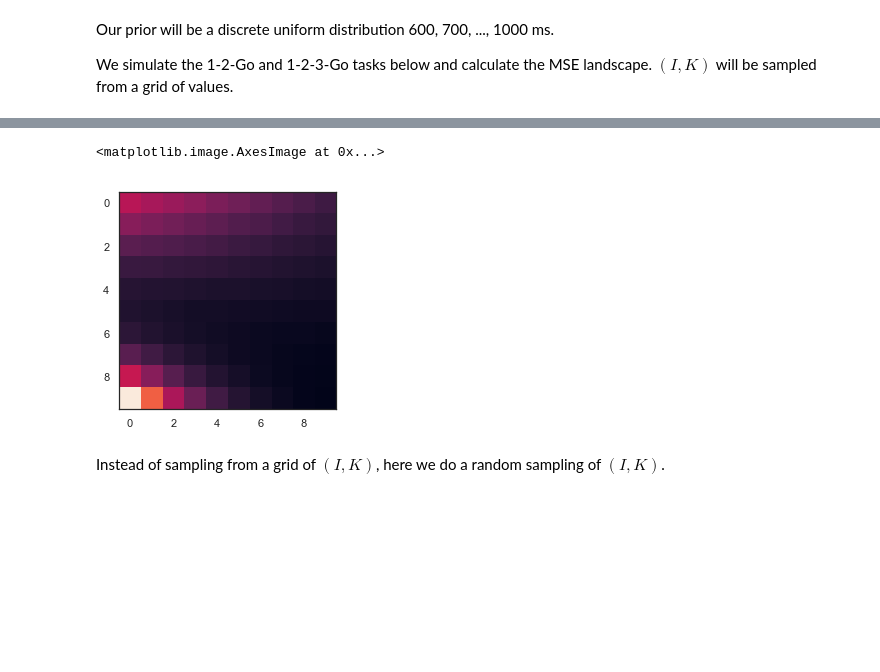
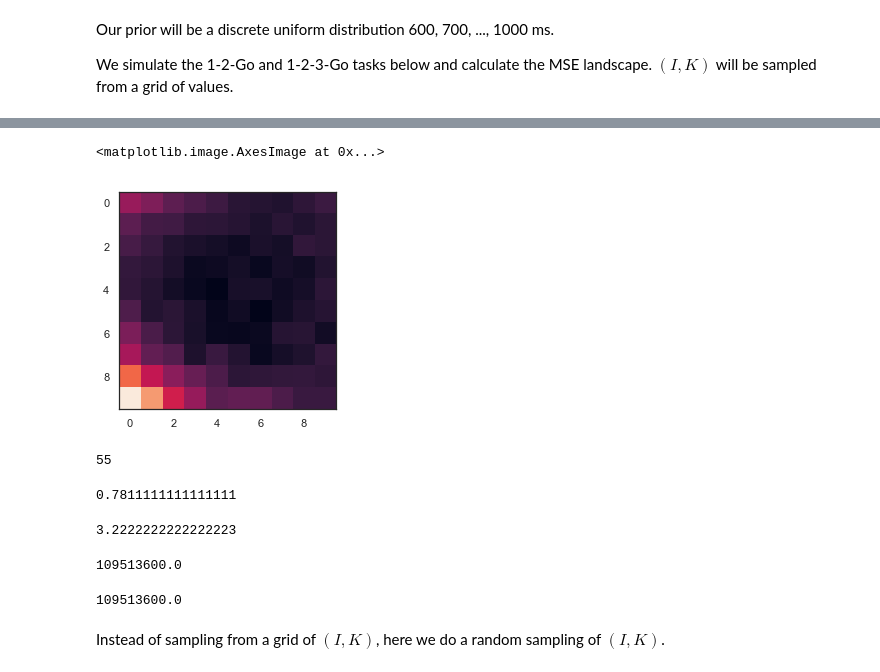
Before and after one commit to jazlab/SE_NL_MJ_2020, a Jupyter notebook: integrator_feedback_circuit.ipynb, the cells around one changed output, grey strips where cells are left out. Saved outputs shown, nothing was run; the diff lists cells and outputs as text; code cells hidden in the pictures; blank space fills up the shorter version.

```diff
--- a/integrator_feedback_circuit.ipynb
+++ b/integrator_feedback_circuit.ipynb
@@ -281,12 +277,12 @@ array([194., 157., 118., 179., 191., 155.])
 # %%
-sigma = 0.0166
-I = 0.7966163348999331
-K = 1.5836092260535015
-duration = 1000
+sigma = 0.01
+I = 0.77
+K = 5.0
+duration = 400
 
 #ulst, vlst, ylst, Ilst, siglst, ylst2 = simulate_trial(nstages=3, sigma=sigma, K=K, initI=0.766)
 np.random.seed(2018)
-ulst, vlst, ylst, Ilst, siglst, ylst2 = simulate_trial(ntrials=300, nstages=3, duration=duration, sigma=sigma,
+ulst, vlst, ylst, Ilst, siglst, ylst2 = simulate_trial(ntrials=300, nstages=4, duration=duration, sigma=sigma,
                                                        K=K, initI=I)
 plot_simulation_parallel(ulst, vlst, ylst, Ilst, siglst, PARAMS_DICT)
 
@@ -296,7 +292,7 @@ times = times[(times > 0) & (times != np.inf)]
 print('Mean decision time is ', np.mean(times))
 
 # Save the parameters in a .mat file
-#scipy.io.savemat('PlotTools/uv_simulation_data012619_K3_164_I0_7825_s0_0136_1000ms.mat', {'ulst': ulst, 'vlst': vlst, 'ylst': ylst,
+#scipy.io.savemat('PlotTools/uv_simulation_data020819_K5_00_I0_77_s0_01_400ms.mat', {'ulst': ulst, 'vlst': vlst, 'ylst': ylst,
 #                                                  'Ilst': Ilst, 'siglst': siglst, 'PARAMS': PARAMS_DICT,
 #                                                   'sigma': sigma, 'K': K, 'I': I})
 # %% [output]
@@ -368,21 +300,0 @@ Text(0, 0.5, '$\\sigma$')
-# %%
-rmselst = np.sqrt((meanlst - 60) ** 2 + varlst**2)
-
-fig, ax = plt.subplots(1, 6, figsize=(15, 5))
-for i in range(6):
-    sq_bias = (meanlst[i]-400)**2
-    biasid = np.argmin(sq_bias)
-    varid = np.argmin(varlst[i])
-    ax[i].plot(Klst, varlst[i], color='b', label='Std. Dev.')
-    ax[i].plot(Klst, meanlst[i] - 60, color='g', label='Bias')
-    ax[i].plot(Klst, rmselst[i], color='k', label='Bias + var')
-    #ax[i].set_ylim((-5, 10))
-    ax[i].set_xlabel(r'$K$')
-    ax[i].set_title(r'$\sigma=$' + str(np.round(sigma_lst[i], 3)))
-    ax[i].hlines(0, min(Klst), max(Klst), linestyles='--')
-    #ax[i-1].axvline(x=Klst[biasid], linestyle='--', color='g')
-    #ax[i-1].axvline(x=Klst[varid], linestyle='--', color='b')
-
-ax[0].set_ylabel('Bias and Std. Dev')
-ax[0].legend(loc='lower left');
-#save_safe('bias_variance_sigma_sigma.pdf')
@@ -466,12 +313,12 @@ durations = np.linspace(600, 1000, 5)
 prod_time_lst = []
 prod_var_lst = []
 
-sigma_lst = np.linspace(0.005, 0.03, 6)
+sigma_lst = [0.02] #np.linspace(0.005, 0.03, 6)
 
 nK = 10
 nI = 10
-Klst = np.linspace(2, 3.5, nK)
-initIlst = np.linspace(0.83, 0.86, nI)
+Klst = np.linspace(2, 5, nK)
+initIlst = np.linspace(0.775, 0.785, nI)
 MSELST = []
 
 for id_s, sigma in enumerate(sigma_lst):
@@ -484,14 +331,14 @@ for id_s, sigma in enumerate(sigma_lst):
             for k, dur in enumerate(durations):
                 #print('Doing time #', i, '=', time)
 
-                ulst, vlst, ylst, Ilst, siglst, ylst2 = simulate_trial(ntrials=1000, nstages=3,
+                ulst, vlst, ylst, Ilst, siglst, ylst2 = simulate_trial(ntrials=10000, nstages=4,
                                                                        duration=dur, sigma=sigma, K=K, initI=I)
 
                 Ylst2 = np.array(ylst2)
                 times = get_times_lst_from_y(np.array(Ylst2))
                 times = times[(times > 0) & (times != np.inf)]
 
-                mse_total += np.sum((times * 10 - time)**2)
+                mse_total += np.sum((times * 10 - dur)**2)
 
             mse_lst[i][j] = mse_total
             print('I = ', I, 'K = ', K, 'Total MSE = ', np.sqrt(np.mean(mse_total)))
@@ -519,10 +366,30 @@ scipy.io.savemat('PlotTools/IK_relationship_sigma_0-02_102918_1000trials.mat', {
                                                           'Klst': Klst,
                                                           'Ilst': initIlst})
 # %%
-plt.imshow(MSELST[1])
+plt.imshow(MSELST[0])
 # %% [output]
 <matplotlib.image.AxesImage at 0x...>
-[figure, old version]
+[figure, new version]
+# %%
+np.argmin(MSELST[5])
+# %% [output]
+55
+# %%
+initIlst[5]
+# %% [output]
+0.7811111111111111
+# %%
+Klst[5]
+# %% [output]
+3.2222222222222223
+# %%
+MSELST[5][5, 5]
+# %% [output]
+109513600.0
+# %%
+np.min(MSELST[5])
+# %% [output]
+109513600.0
 # %% [markdown]
 Instead of sampling from a grid of $(I, K)$, here we do a random sampling of $(I, K)$.
 # %%
```
Also changed, not shown: parts of 12 cells of this notebook.
